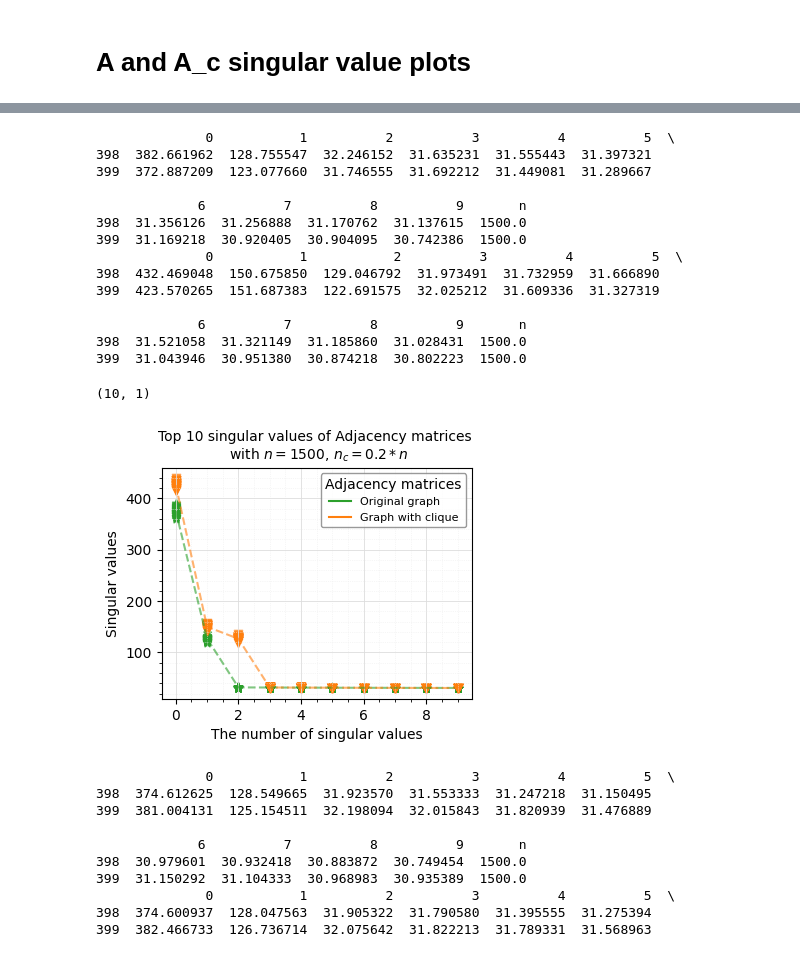
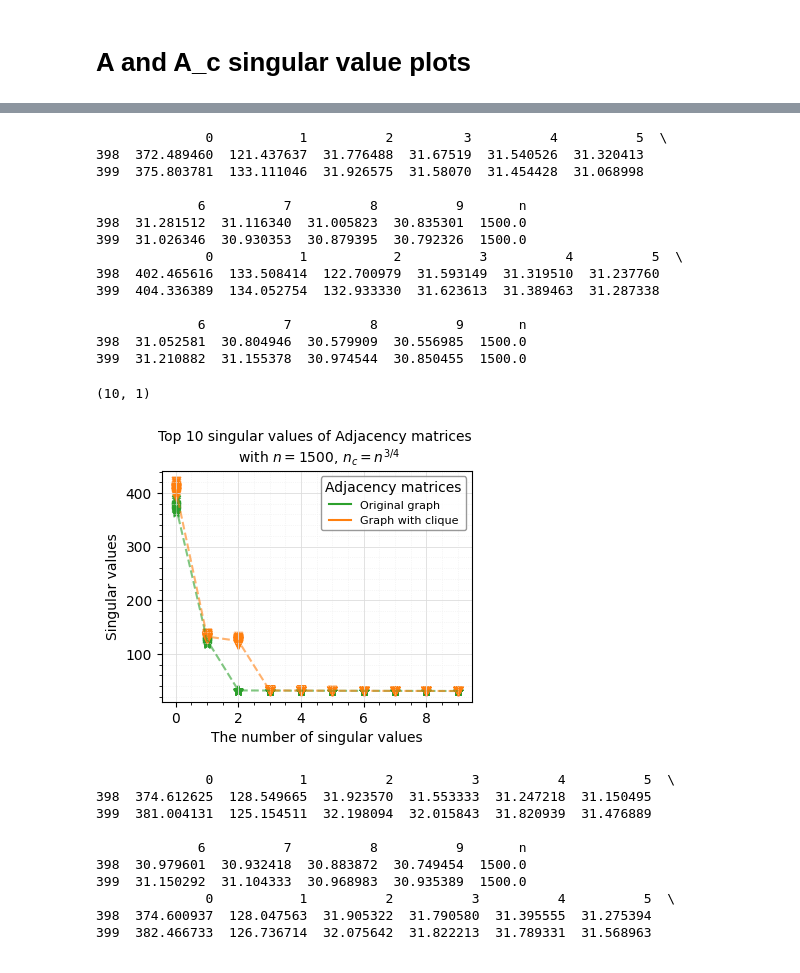
Before and after one commit to tong-qii/Clique_detection, a Jupyter notebook: singular value plots.ipynb, the cells around one changed output, grey strips where cells are left out. Saved outputs shown, nothing was run; the diff lists cells and outputs as text; code cells hidden in the pictures.

```diff
--- a/singular value plots.ipynb
+++ b/singular value plots.ipynb
@@ -417,10 +438,10 @@ singvalue_a1 = pd.DataFrame(pp)
 # %%
 # no cluster RDPG
 # read the singular value data
-singdata_a0 = pd.read_csv ('./sim_data/singular/sing_A0_02n.csv',sep=',',header = 0)
+singdata_a0 = pd.read_csv ('./sim_data/singular/sing_A0_n^34.csv',sep=',',header = 0)
 singdata_a0.rename({'10': "n"},axis=1, inplace=True)
 print(singdata_a0.tail(2))
-singdata_a1 = pd.read_csv ('./sim_data/singular/sing_A1_02n.csv',sep=',',header = 0)
+singdata_a1 = pd.read_csv ('./sim_data/singular/sing_A1_n^34.csv',sep=',',header = 0)
 singdata_a1.rename({'10': "n"},axis=1, inplace=True)
 print(singdata_a1.tail(2))
 # generate mean values for the singular value
@@ -431,20 +452,20 @@ meandf_a1 = pd.DataFrame(singdata_a1.groupby(['n']).mean())
 mean_1500_a1 = np.array(meandf_a1.iloc[[7]])
 mean_1500_a1.T.shape
 # %% [output]
-              0           1          2          3          4          5  \
-398  382.661962  128.755547  32.246152  31.635231  31.555443  31.397321
-399  372.887209  123.077660  31.746555  31.692212  31.449081  31.289667
+              0           1          2         3          4          5  \
+398  372.489460  121.437637  31.776488  31.67519  31.540526  31.320413
+399  375.803781  133.111046  31.926575  31.58070  31.454428  31.068998
 
              6          7          8          9       n
-398  31.356126  31.256888  31.170762  31.137615  1500.0
-399  31.169218  30.920405  30.904095  30.742386  1500.0
+398  31.281512  31.116340  31.005823  30.835301  1500.0
+399  31.026346  30.930353  30.879395  30.792326  1500.0
               0           1           2          3          4          5  \
-398  432.469048  150.675850  129.046792  31.973491  31.732959  31.666890
-399  423.570265  151.687383  122.691575  32.025212  31.609336  31.327319
+398  402.465616  133.508414  122.700979  31.593149  31.319510  31.237760
+399  404.336389  134.052754  132.933330  31.623613  31.389463  31.287338
 
              6          7          8          9       n
-398  31.521058  31.321149  31.185860  31.028431  1500.0
-399  31.043946  30.951380  30.874218  30.802223  1500.0
+398  31.052581  30.804946  30.579909  30.556985  1500.0
+399  31.210882  31.155378  30.974544  30.850455  1500.0
 (10, 1)
 # %%
 # no cluster RDPG
@@ -459,38 +480,38 @@ ax.grid(which='minor', color='#EEEEEE', linestyle=':', linewidth=0.5)
 ax.minorticks_on()
 ax.set_xlabel('The number of singular values')
 ax.set_ylabel('Singular values')
-ax.set_title('Top 10 singular values of Adjacency matrices \n with $n = 1500$, $n_c=0.2*n$',
+ax.set_title('Top 10 singular values of Adjacency matrices \n with $n = 1500$, $n_c=n^{3/4}$',
              fontsize=10)
 
 for i in range(singdata_a0.shape[0]-50,singdata_a0.shape[0]):
     plt.scatter(indexs,singdata_a0.iloc[i, :10],alpha = 0.8,
                 marker = '*',color = '#2ca02c')#,label = 'Original Graph')
 
 for i in range(singdata_a1.shape[0]-50,singdata_a1.shape[0]):
     plt.scatter(indexs,singdata_a1.iloc[i, :10],alpha = 0.6,
                 marker = 'v',color = '#ff7f0e')#,label = 'Graph with clique')
 
 plt.plot(indexs.T, mean_1500_a0.T, linestyle = 'dashed',alpha = 0.6,
          color = '#2ca02c',label = 'Original graph')
 plt.plot(indexs.T, mean_1500_a1.T, linestyle = 'dashed',alpha = 0.6,
          color = '#ff7f0e',label = 'Graph with clique')
 
 lline = mlines.Line2D([], [], color='#2ca02c',
                           markersize=0, label='Original graph')
 lline2 = mlines.Line2D([], [], color='#ff7f0e',
                           markersize=0, label='Graph with clique')
 
 
 legend = plt.legend(frameon = 1,loc = 1,title="Adjacency matrices",
                     fontsize=8,fancybox=True,handles=[lline,lline2])
 frame = legend.get_frame()
 frame.set_facecolor('white')
 frame.set_edgecolor('grey')
 
 #plt.show()
-#plt.savefig('./plots/singular/A0A1_02n.png',bbox_inches='tight')
+plt.savefig('./plots/singular/A0A1_n^34.png',bbox_inches='tight')
 # %% [output]
-[figure, old version]
+[figure, new version]
 # %%
 # 3 cluster RDPG
 # read the singular value data
```
Also changed, not shown: parts of 10 cells of this notebook.
